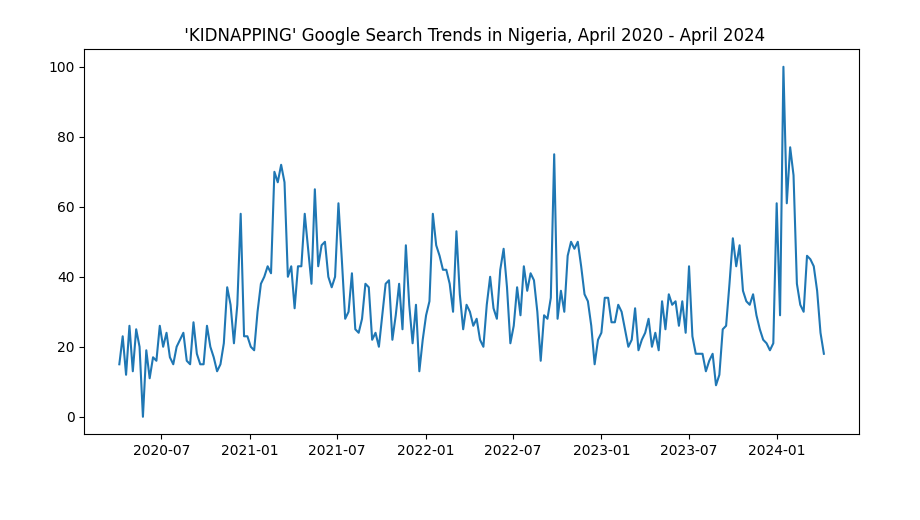
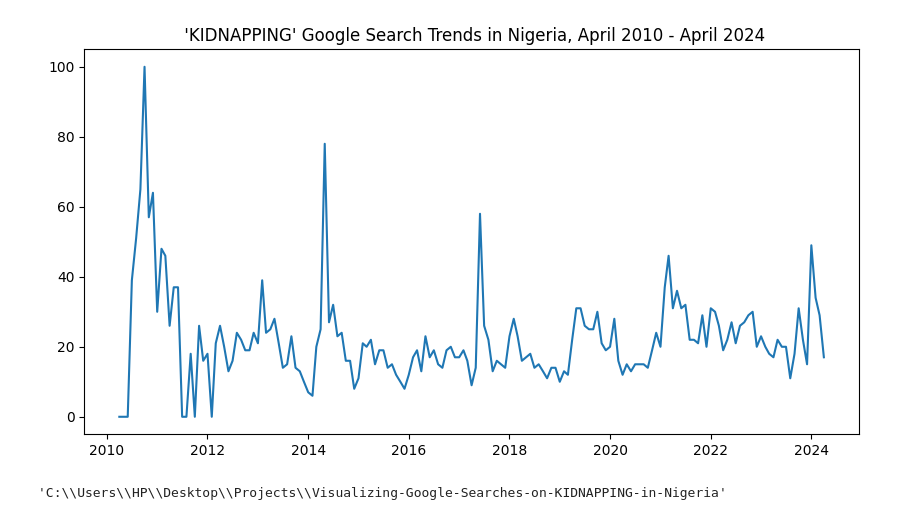
Before and after one commit to eluseful/Visualizing-Google-Searches-on-KIDNAPPING-in-Nigeria, a Jupyter notebook: Google Search Trends of the word 'Kidnapping ' in Nigeria.ipynb, the cells around one changed output. Drawn from its saved outputs; the diff is of its cells as text; code cells hidden in the pictures.

```diff
--- a/Google Search Trends of the word 'Kidnapping ' in Nigeria.ipynb
+++ b/Google Search Trends of the word 'Kidnapping ' in Nigeria.ipynb
@@ -1,23 +1,27 @@
 # %%
 import pandas as pd
 from pytrends.request import TrendReq
 import matplotlib.pyplot as plt
 
 #setup Google trend query
 pytrends = TrendReq(hl='en-UK', tz=0)
 kw_list =["Kidnapping"]
-pytrends.build_payload(kw_list, geo='NG', timeframe='2020-04-07 2024-04-08')
+pytrends.build_payload(kw_list, geo='NG', timeframe='2010-04-07 2024-04-08')
 
 #get data over time
 data = pytrends.interest_over_time()
 
 #plot data
 fig, ax = plt.subplots(figsize=(10,5))
 plt.plot(data.index, data["Kidnapping"])
-plt.title(" 'KIDNAPPING' Google Search Trends in Nigeria, April 2020 - April 2024")
+plt.title(" 'KIDNAPPING' Google Search Trends in Nigeria, April 2010 - April 2024")
 plt.show()
 # %% [output]
-[figure, old version]
+[figure, new version]
+# %%
+pwd
+# %% [output]
+'C:\\Users\\HP\\Desktop\\Projects\\Visualizing-Google-Searches-on-KIDNAPPING-in-Nigeria'
 # %%
 data.head()
 # %% [output]
```
Also changed, not shown: parts of 4 cells of this notebook, 3 other files.
